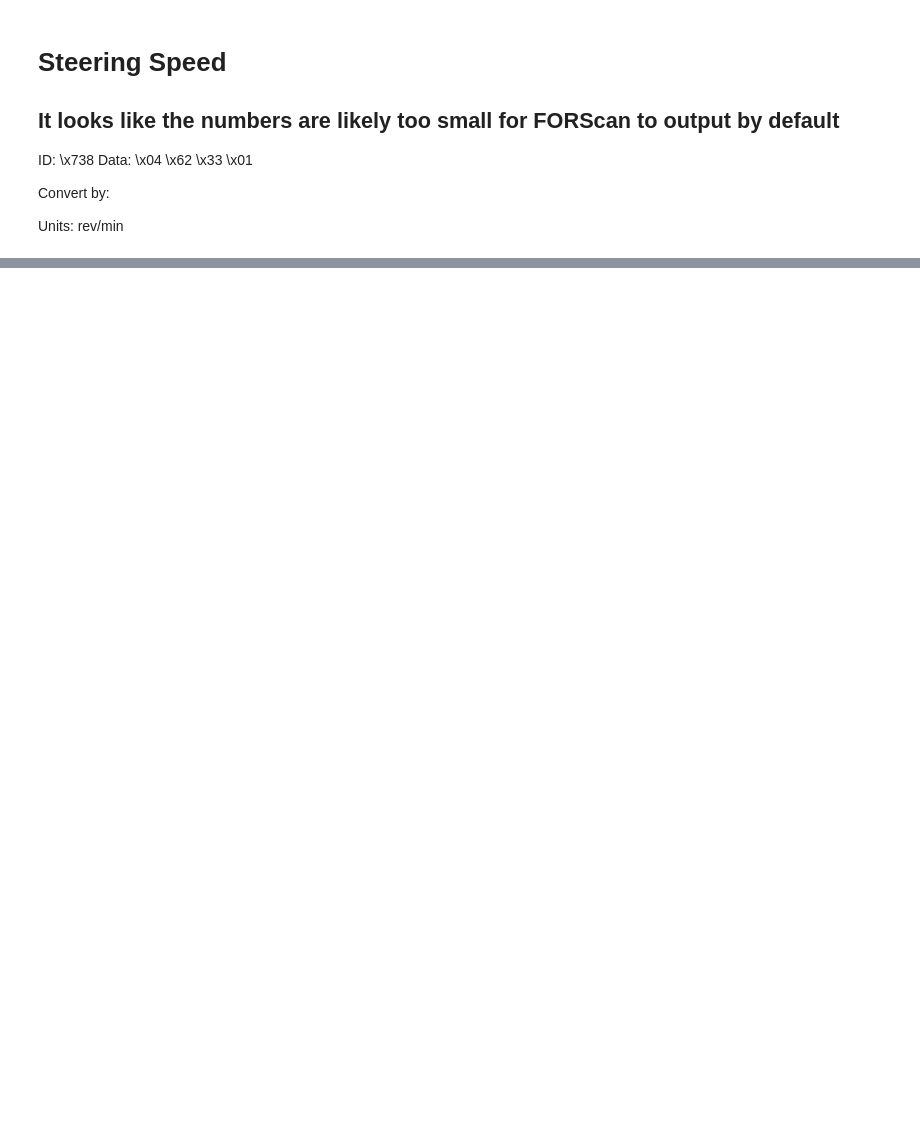
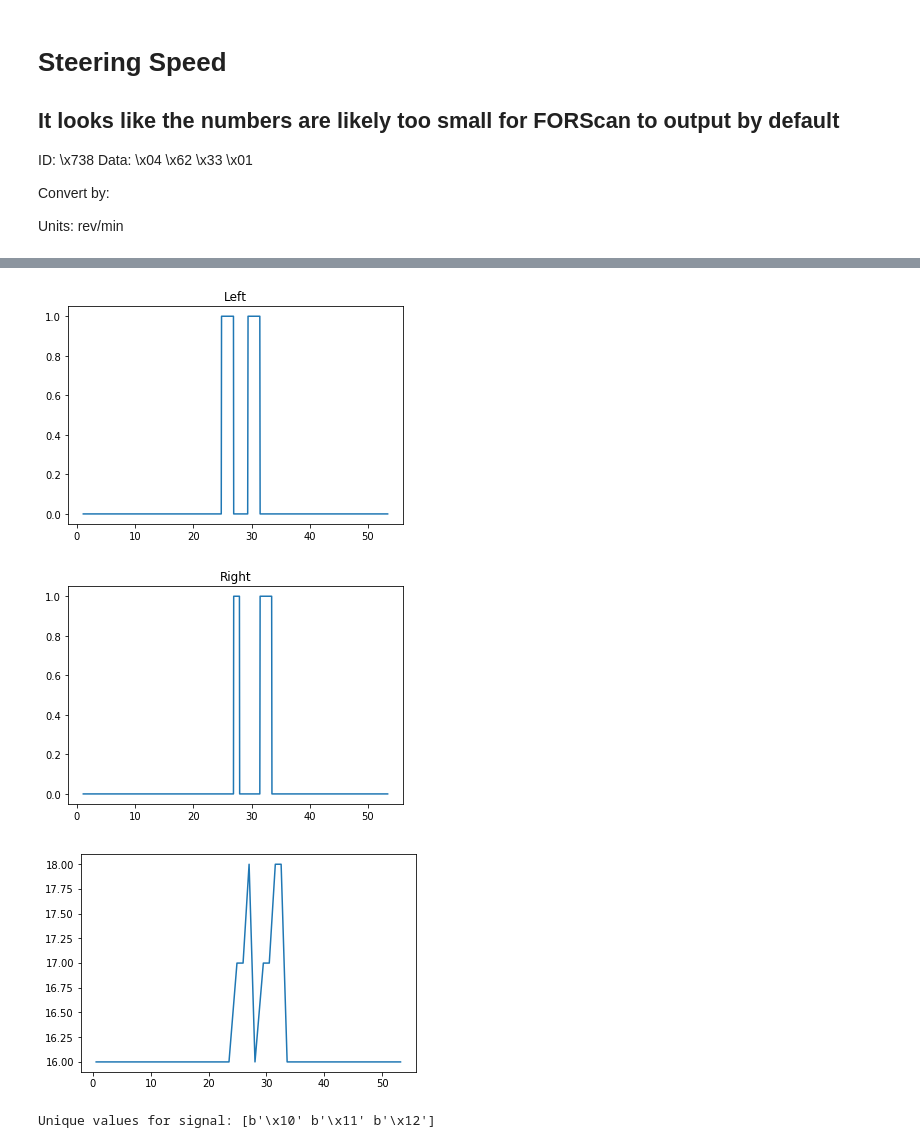
Before and after one commit to denck007/DrivingRecorder, a Jupyter notebook: RE_forscan_vs_savvycan.ipynb, the cells around one changed output, grey strips where cells are left out. Cells and saved outputs as stored; diff of their text form; code cells hidden in the pictures; blank space fills up the shorter version.

```diff
--- a/RE_forscan_vs_savvycan.ipynb
+++ b/RE_forscan_vs_savvycan.ipynb
@@ -161,0 +171,5 @@ plt.show()
+# %%
+fnameFORScan = "~/car/CANDumps/steeringTest_forscan_20180524_01.csv"
+fnameSavvyCAN = "~/car/CANDumps/steeringTest_SavvyCAN_20180524_01.csv"
+dff = readFORScan(fnameFORScan)
+dfs = readSavvyCAN(fnameSavvyCAN)
@@ -161,0 +207,21 @@ plt.show()
+# %%
+signal = dfs[(dfs["ID"]==b"\x00\x00\x07\x39") & (dfs["D1"]==b"\x05")& (dfs["D2"]==b"\x62")& (dfs["D3"]==b"\xD9")& (dfs["D4"]==b"\x80")]
+signal = signal.reset_index(drop=True)
+
+plt.plot(dff["time"],dff["TURN_SW_L"])
+plt.title("Left")
+plt.show()
+plt.plot(dff["time"],dff["TURN_SW_R"])
+plt.title("Right")
+plt.show()
+
+
+s = signal.apply(lambda row: convertTo_uint8(row["D5"])[0],axis=1)
+plt.plot(signal["Time Stamp"],s)
+plt.show()
+print("Unique values for signal: {}".format(signal["D5"].unique()))
+# %% [output]
+[figure, added]
+[figure, added]
+[figure, added]
+Unique values for signal: [b'\x10' b'\x11' b'\x12']
```
Also changed, not shown: parts of 11 cells of this notebook.
